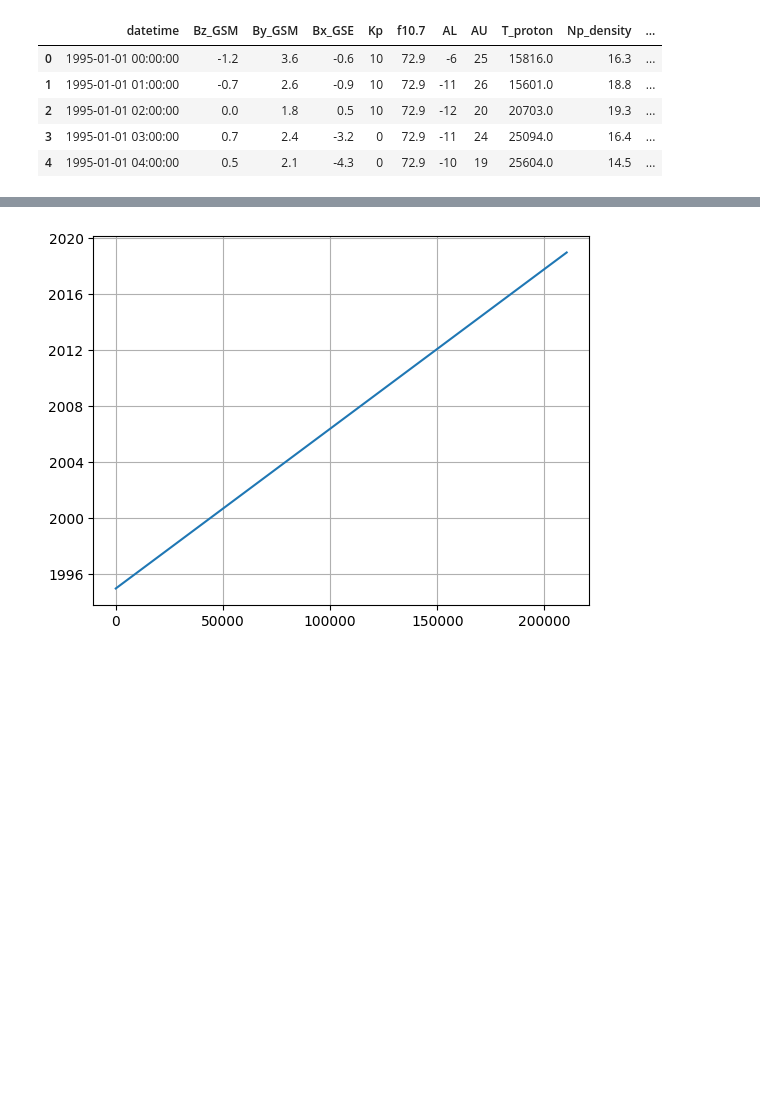
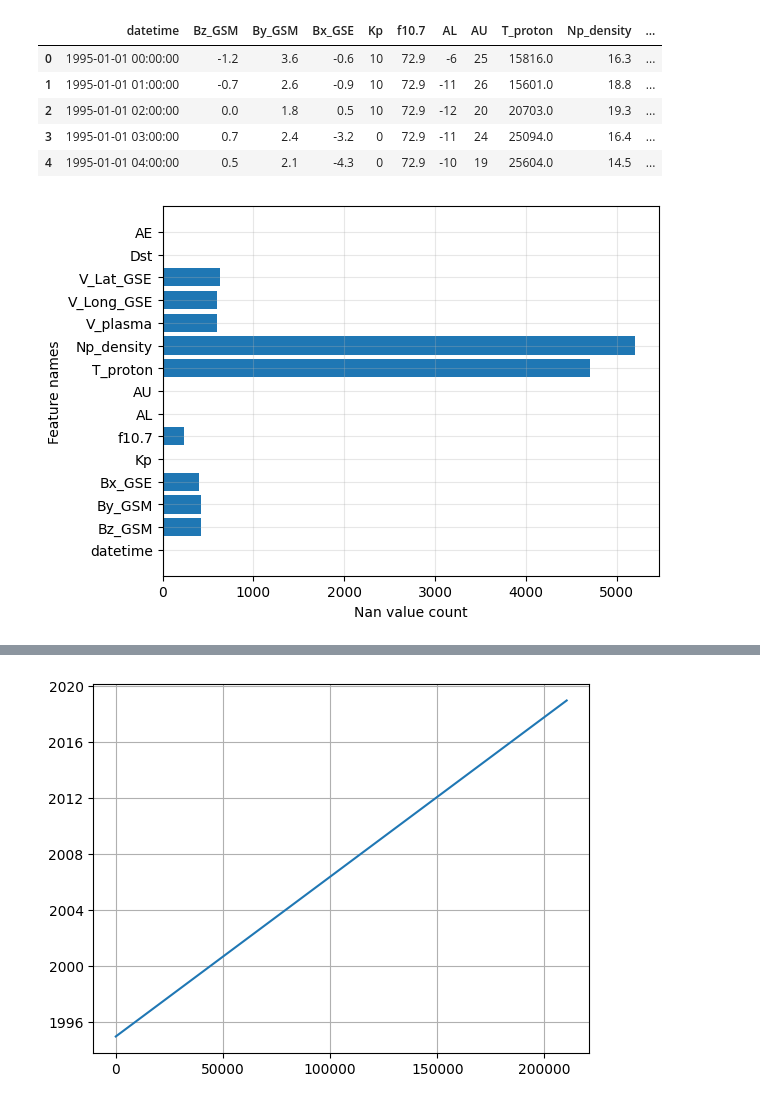
Before and after one commit to neZorinEgor/GeomagneticNet, a Jupyter notebook: notebooks/analisys.ipynb, the cells around one changed output, grey strips where cells are left out. Cells and saved outputs as stored; diff of their text form; code cells hidden in the pictures; blank space fills up the shorter version.

Commit message:
feat: start data analysis

```diff
--- a/notebooks/analisys.ipynb
+++ b/notebooks/analisys.ipynb
@@ -41,5 +41,5 @@ device
 # %%
-dataset = pd.read_csv("/content/train_1995-2018.csv")
+dataset = pd.read_csv("/home/zorinep/ml/notebooks/myself-ml-challenge/data/datasets/train_1995-2018.csv")
 dataset = dataset.drop(columns=["Unnamed: 0"])
 dataset['datetime'] = pd.to_datetime(
     dataset['Year'].astype(str) + '-' +
@@ -59,3 +59,31 @@ dataset.head()
 | 2 | 1995-01-01 02:00:00 | 0.0 | 1.8 | 0.5 | 10 | 72.9 | -12 | 20 | 20703.0 | 19.3 | ... |
 | 3 | 1995-01-01 03:00:00 | 0.7 | 2.4 | -3.2 | 0 | 72.9 | -11 | 24 | 25094.0 | 16.4 | ... |
 | 4 | 1995-01-01 04:00:00 | 0.5 | 2.1 | -4.3 | 0 | 72.9 | -10 | 19 | 25604.0 | 14.5 | ... |
+# %%
+fill_values = {
+    "Bz_GSM": 999.9,
+    "By_GSM": 999.9,
+    "Bx_GSE": 999.9,
+    "Kp": 99,
+    "f10.7": 999.9,
+    "AL": 99999,
+    "AU": 99999,
+    "T_proton": 9999999.,
+    "Np_density": 999.9,
+    "V_plasma": 9999.,
+    "V_Long_GSE": 999.9,
+    "V_Lat_GSE": 999.9,
+    "Dst": 99999,
+    "AE": 9999,
+}
+for col in dataset.drop(columns=["datetime"]).columns:
+    dataset[col] = dataset[col].replace(fill_values[col], np.nan)
+# %%
+nan_counter = dataset.isna().sum()
+plt.barh(nan_counter.index, nan_counter.values)
+plt.xlabel("Nan value count")
+plt.ylabel("Feature names")
+plt.grid(alpha=0.3)
+plt.show()
+# %% [output]
+[figure, added]
```
Also changed, not shown: parts of 10 cells of this notebook.
